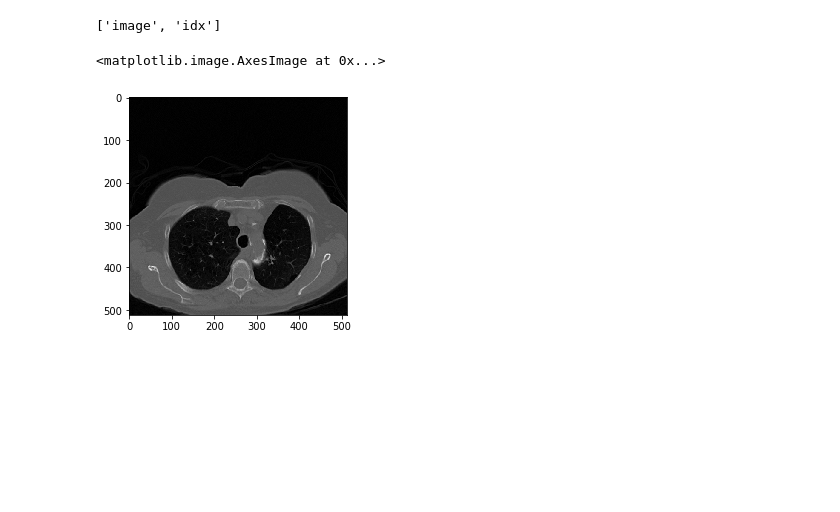
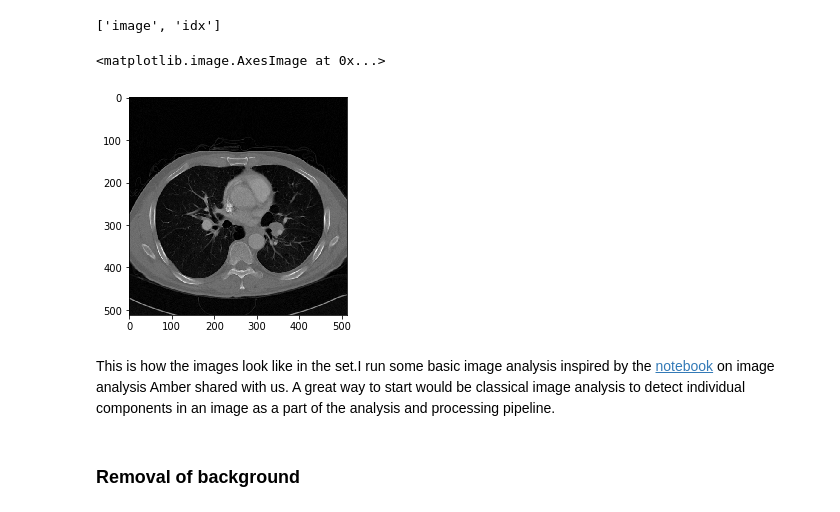
Before and after one commit to nathdipankar/Group-Project, a Jupyter notebook: Introductory Notebook.ipynb, the cells around one changed output. Drawn from its saved outputs; the diff is of its cells as text; code cells hidden in the pictures; blank space fills up the shorter version.

Commit message:
Some basic images analysis done

```diff
--- a/Introductory Notebook.ipynb
+++ b/Introductory Notebook.ipynb
@@ -15,7 +15,12 @@ data.keys()
 image_index = data['idx']
 images = data['image']
 # %%
-plt.imshow(images[10], cmap = 'gray')
+n= 150
+plt.imshow(images[n], cmap = 'gray')
 # %% [output]
 <matplotlib.image.AxesImage at 0x...>
-[figure, old version]
+[figure, new version]
+# %% [markdown]
+This is how the images look like in the set.I run some basic image analysis inspired by the [notebook](https://www.kaggle.com/stkbailey/teaching-notebook-for-total-imaging-newbies) on image analysis Amber shared with us. A great way to start would be classical image analysis to detect individual components in an image as a part of the analysis and processing pipeline.
+# %% [markdown]
+### Removal of background
```
Also changed, not shown: parts of 5 cells of this notebook.
